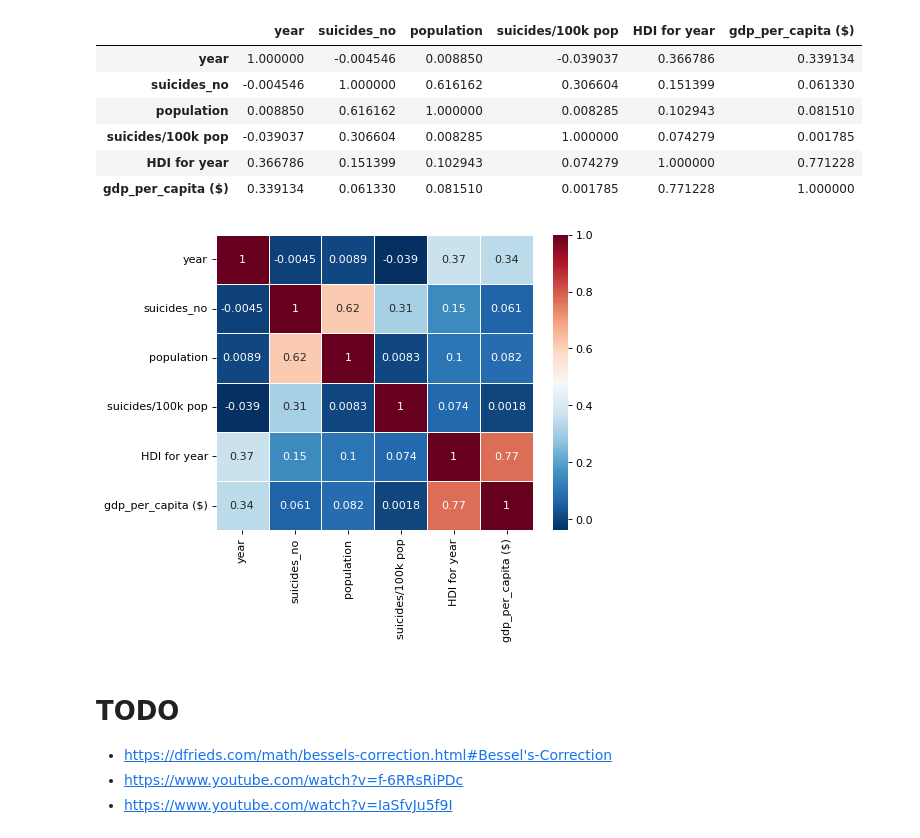
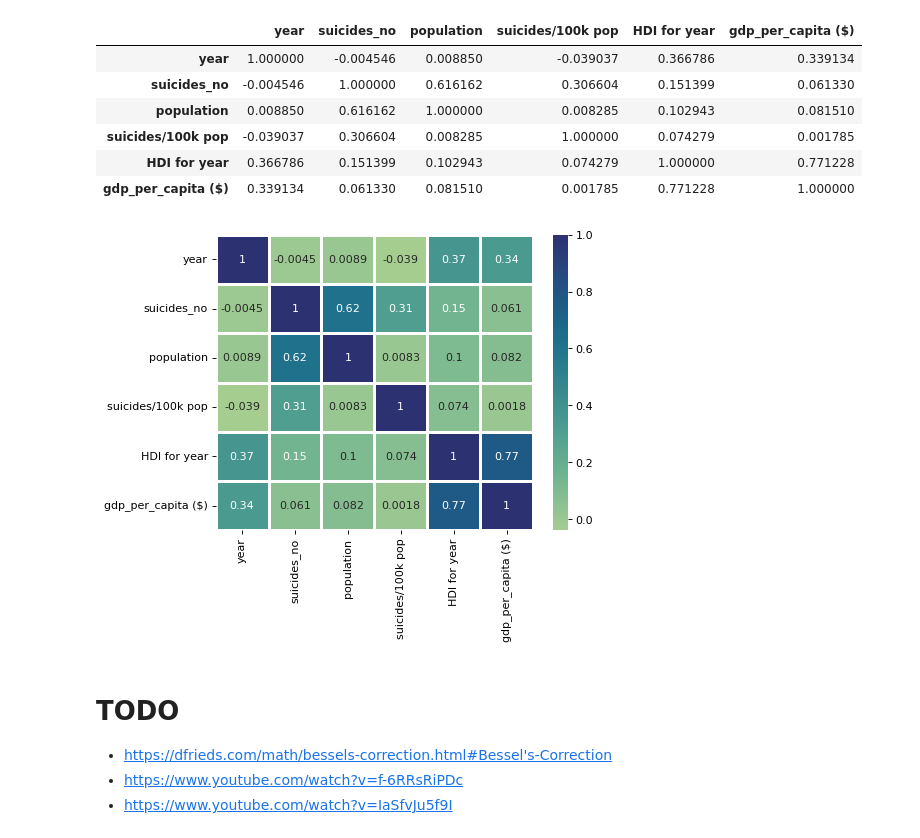
Before and after one commit to thomd/math, a Jupyter notebook: statistics.ipynb, the cells around one changed output. Cells and saved outputs as stored; diff of their text form; code cells hidden in the pictures.

```diff
--- a/statistics.ipynb
+++ b/statistics.ipynb
@@ -1661,9 +1662,9 @@ pearsoncorr
 | HDI for year | 0.366786 | 0.151399 | 0.102943 | 0.074279 | 1.000000 | 0.771228 |
 | gdp_per_capita ($) | 0.339134 | 0.061330 | 0.081510 | 0.001785 | 0.771228 | 1.000000 |
 # %%
-sb.heatmap(pearsoncorr, xticklabels=pearsoncorr.columns, yticklabels=pearsoncorr.columns, cmap='RdBu_r', annot=True, linewidth=0.5);
+sb.heatmap(pearsoncorr, xticklabels=pearsoncorr.columns, yticklabels=pearsoncorr.columns, cmap='crest', annot=True, linewidth=1);
 # %% [output]
-[figure, old version]
+[figure, new version]
 # %% [markdown]
 # TODO
 
```
Also changed, not shown: parts of 4 cells of this notebook.
